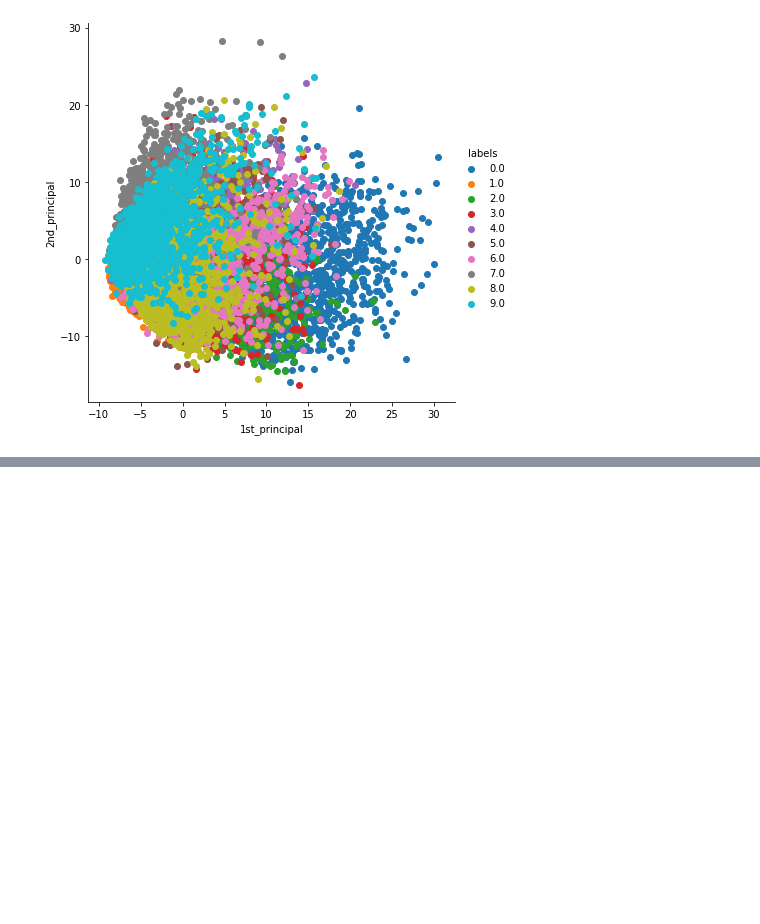
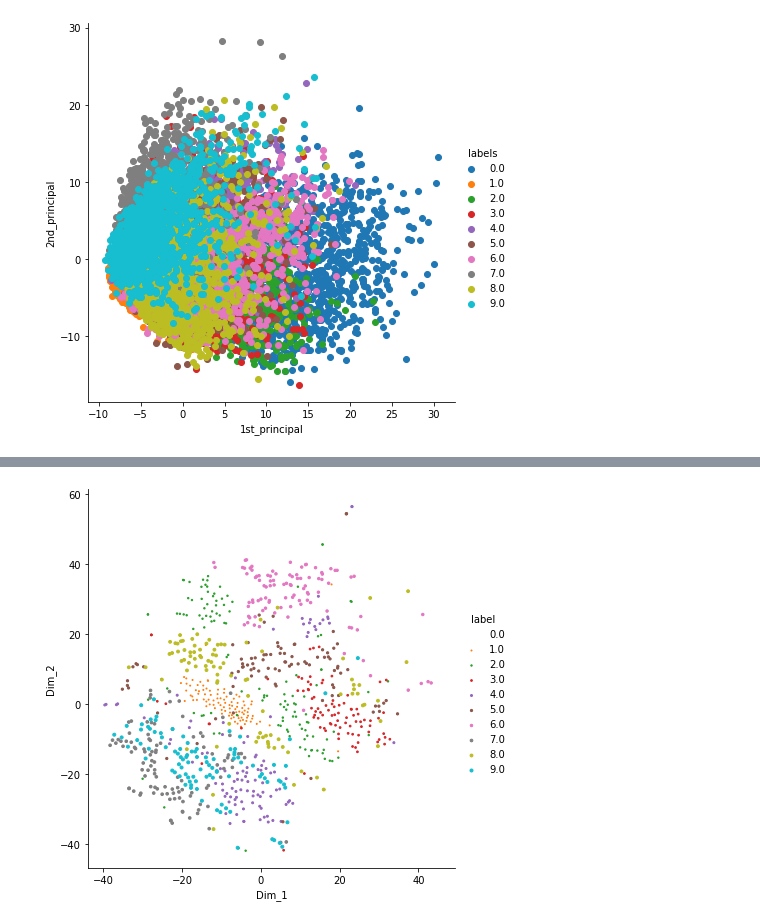
Before and after one commit to farazahmed943/mnist, a Jupyter notebook: mnist.ipynb, the cells around one changed output, grey strips where cells are left out. Cells and saved outputs as stored; diff of their text form; code cells hidden in the pictures; blank space fills up the shorter version.

```diff
--- a/mnist.ipynb
+++ b/mnist.ipynb
@@ -146,0 +174,19 @@ plt.show()
+# %%
+# model = TSNE(n_components=2,random_state=0)
+# model = TSNE(n_components=2,random_state=0,perplexity=50)
+model = TSNE(n_components=2,random_state=0,perplexity=50, n_iter = 5000)
+
+#number of components=2
+#default perplexity = 30
+#default learning rate = 200
+#default max number of iterations for the optimization = 1000
+# %%
+tsne_data = model.fit_transform(data_1000)
+# %%
+tsne_data = np.vstack((tsne_data.T,labels_1000)).T
+tsne_df = pd.DataFrame(data=tsne_data,columns=('Dim_1','Dim_2','label'))
+# %%
+sn.FacetGrid(tsne_df,hue='label',size=6).map(plt.scatter,'Dim_1','Dim_2','label').add_legend()
+plt.show()
+# %% [output]
+[figure, added]
```
Also changed, not shown: parts of 6 cells of this notebook.
